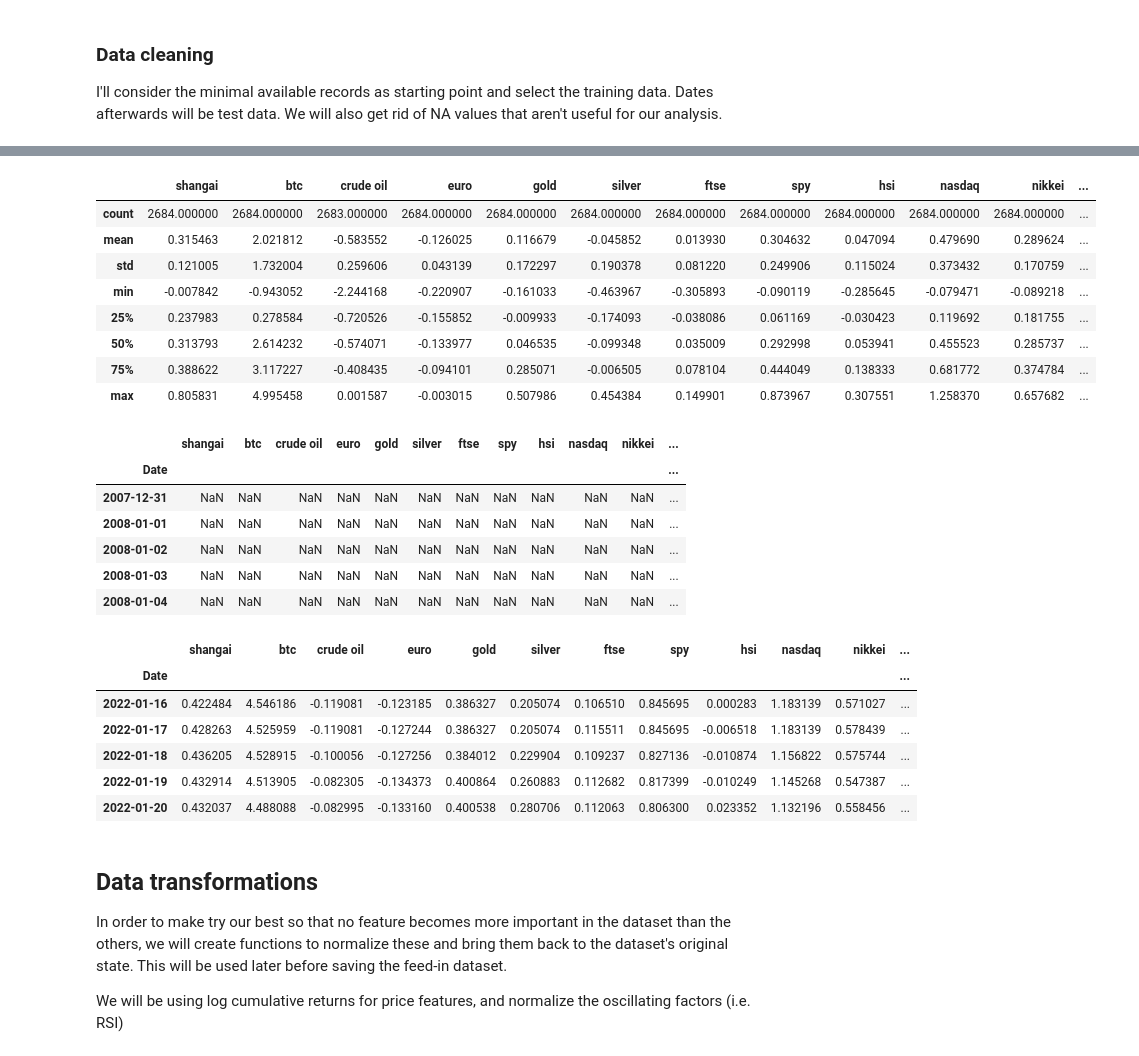
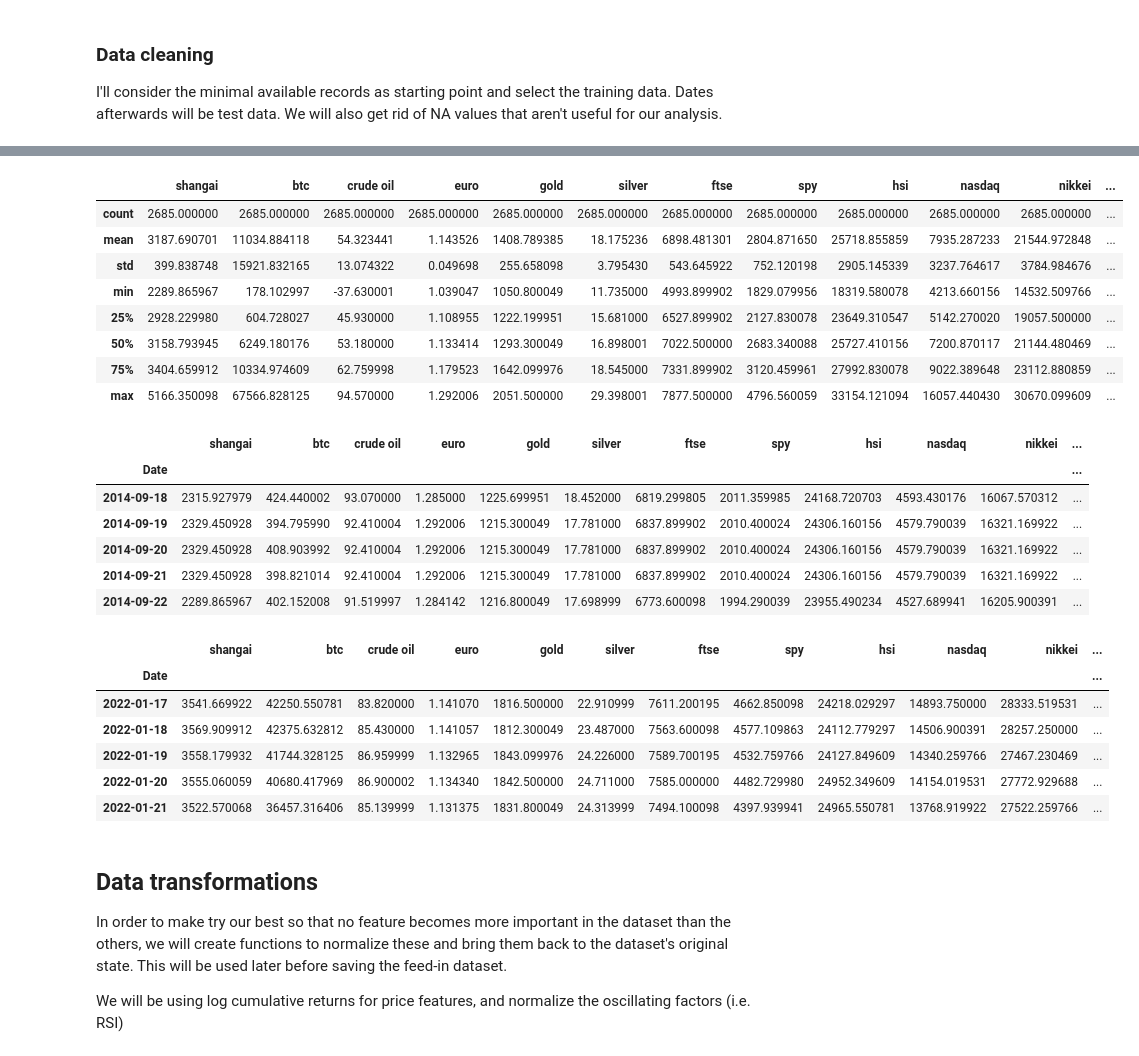
Before and after one commit to renejra/azure-ml-engineer, a Jupyter notebook: capstone/1 - data sourcing.ipynb, the cells around one changed output, grey strips where cells are left out. Cells and saved outputs as stored; diff of their text form; code cells hidden in the pictures.

```diff
--- a/capstone/1 - data sourcing.ipynb
+++ b/capstone/1 - data sourcing.ipynb
@@ -401,10 +426,7 @@ fundamentals.plot(figsize=(20,10), logy=True)
 # %% [markdown]
 ### Joining the data into a single DataFrame
 # %%
-cumulative = (1 + returns).cumprod()
-log_cumulative = np.log(cumulative)
-
-df = pd.concat([log_cumulative, ta], axis=1)
+df = pd.concat([close, ta], axis=1)
 df = pd.concat([df, volume['vol_btc']], axis=1)
 df = pd.concat([df, fundamentals], axis=1)
 # df.rename(columns={'btc':'btc_cumulative'}, inplace=True)
@@ -447,6 +523,6 @@ labels.tail()
 # %%
-buy_cond = labels.returns > labels.y_returns.describe().loc['75%'] # returns.btc.describe()['75%']
-sell_cond = labels.returns <  labels.y_returns.describe().loc['25%'] # -0.013636 # returns.btc.describe()['25%']
+buy_cond = labels.y_returns > labels.y_returns.describe().loc['75%'] # returns.btc.describe()['75%']
+sell_cond = labels.y_returns <  labels.y_returns.describe().loc['25%'] # -0.013636 # returns.btc.describe()['25%']
 # %%
 labels['y_c'] = 0
 labels['y_c'] = labels['y_c'].mask(buy_cond, 1)
@@ -478,46 +550,45 @@ print(labels.index.min())
 # %%
 # Take the least available value
-df = df[df.index.min():]
-# df = df[-int(df.describe().loc['count'].min()):]
+df = df[df.index.min():].dropna()
 df.describe()
 # %% [output]
 |  | shangai | btc | crude oil | euro | gold | silver | ftse | spy | hsi | nasdaq | nikkei | ... |
-| count | 2684.000000 | 2684.000000 | 2683.000000 | 2684.000000 | 2684.000000 | 2684.000000 | 2684.000000 | 2684.000000 | 2684.000000 | 2684.000000 | 2684.000000 | ... |
-| mean | 0.315463 | 2.021812 | -0.583552 | -0.126025 | 0.116679 | -0.045852 | 0.013930 | 0.304632 | 0.047094 | 0.479690 | 0.289624 | ... |
-| std | 0.121005 | 1.732004 | 0.259606 | 0.043139 | 0.172297 | 0.190378 | 0.081220 | 0.249906 | 0.115024 | 0.373432 | 0.170759 | ... |
-| min | -0.007842 | -0.943052 | -2.244168 | -0.220907 | -0.161033 | -0.463967 | -0.305893 | -0.090119 | -0.285645 | -0.079471 | -0.089218 | ... |
-| 25% | 0.237983 | 0.278584 | -0.720526 | -0.155852 | -0.009933 | -0.174093 | -0.038086 | 0.061169 | -0.030423 | 0.119692 | 0.181755 | ... |
-| 50% | 0.313793 | 2.614232 | -0.574071 | -0.133977 | 0.046535 | -0.099348 | 0.035009 | 0.292998 | 0.053941 | 0.455523 | 0.285737 | ... |
-| 75% | 0.388622 | 3.117227 | -0.408435 | -0.094101 | 0.285071 | -0.006505 | 0.078104 | 0.444049 | 0.138333 | 0.681772 | 0.374784 | ... |
-| max | 0.805831 | 4.995458 | 0.001587 | -0.003015 | 0.507986 | 0.454384 | 0.149901 | 0.873967 | 0.307551 | 1.258370 | 0.657682 | ... |
+| count | 2685.000000 | 2685.000000 | 2685.000000 | 2685.000000 | 2685.000000 | 2685.000000 | 2685.000000 | 2685.000000 | 2685.000000 | 2685.000000 | 2685.000000 | ... |
+| mean | 3187.690701 | 11034.884118 | 54.323441 | 1.143526 | 1408.789385 | 18.175236 | 6898.481301 | 2804.871650 | 25718.855859 | 7935.287233 | 21544.972848 | ... |
+| std | 399.838748 | 15921.832165 | 13.074322 | 0.049698 | 255.658098 | 3.795430 | 543.645922 | 752.120198 | 2905.145339 | 3237.764617 | 3784.984676 | ... |
+| min | 2289.865967 | 178.102997 | -37.630001 | 1.039047 | 1050.800049 | 11.735000 | 4993.899902 | 1829.079956 | 18319.580078 | 4213.660156 | 14532.509766 | ... |
+| 25% | 2928.229980 | 604.728027 | 45.930000 | 1.108955 | 1222.199951 | 15.681000 | 6527.899902 | 2127.830078 | 23649.310547 | 5142.270020 | 19057.500000 | ... |
+| 50% | 3158.793945 | 6249.180176 | 53.180000 | 1.133414 | 1293.300049 | 16.898001 | 7022.500000 | 2683.340088 | 25727.410156 | 7200.870117 | 21144.480469 | ... |
+| 75% | 3404.659912 | 10334.974609 | 62.759998 | 1.179523 | 1642.099976 | 18.545000 | 7331.899902 | 3120.459961 | 27992.830078 | 9022.389648 | 23112.880859 | ... |
+| max | 5166.350098 | 67566.828125 | 94.570000 | 1.292006 | 2051.500000 | 29.398001 | 7877.500000 | 4796.560059 | 33154.121094 | 16057.440430 | 30670.099609 | ... |
 # %%
 df.head()
 # %% [output]
 |  | shangai | btc | crude oil | euro | gold | silver | ftse | spy | hsi | nasdaq | nikkei | ... |
 | Date |  |  |  |  |  |  |  |  |  |  |  | ... |
-| 2007-12-31 | NaN | NaN | NaN | NaN | NaN | NaN | NaN | NaN | NaN | NaN | NaN | ... |
-| 2008-01-01 | NaN | NaN | NaN | NaN | NaN | NaN | NaN | NaN | NaN | NaN | NaN | ... |
-| 2008-01-02 | NaN | NaN | NaN | NaN | NaN | NaN | NaN | NaN | NaN | NaN | NaN | ... |
-| 2008-01-03 | NaN | NaN | NaN | NaN | NaN | NaN | NaN | NaN | NaN | NaN | NaN | ... |
-| 2008-01-04 | NaN | NaN | NaN | NaN | NaN | NaN | NaN | NaN | NaN | NaN | NaN | ... |
+| 2014-09-18 | 2315.927979 | 424.440002 | 93.070000 | 1.285000 | 1225.699951 | 18.452000 | 6819.299805 | 2011.359985 | 24168.720703 | 4593.430176 | 16067.570312 | ... |
+| 2014-09-19 | 2329.450928 | 394.795990 | 92.410004 | 1.292006 | 1215.300049 | 17.781000 | 6837.899902 | 2010.400024 | 24306.160156 | 4579.790039 | 16321.169922 | ... |
+| 2014-09-20 | 2329.450928 | 408.903992 | 92.410004 | 1.292006 | 1215.300049 | 17.781000 | 6837.899902 | 2010.400024 | 24306.160156 | 4579.790039 | 16321.169922 | ... |
+| 2014-09-21 | 2329.450928 | 398.821014 | 92.410004 | 1.292006 | 1215.300049 | 17.781000 | 6837.899902 | 2010.400024 | 24306.160156 | 4579.790039 | 16321.169922 | ... |
+| 2014-09-22 | 2289.865967 | 402.152008 | 91.519997 | 1.284142 | 1216.800049 | 17.698999 | 6773.600098 | 1994.290039 | 23955.490234 | 4527.689941 | 16205.900391 | ... |
 # %%
 # Fill NAs
 df.fillna(method='ffill', inplace=True)
 # %%
-df['returns_label'] = df['y_c']
-df['y_c'] = df['y_c'].shift(-1)
-df['y_r'] = df['log_btc_cumulative'].shift(-1)
+df['y_returns']
+df['y_c_shift'] = df['y_c'].shift(-1)
+df['y_close_shift'] = df['y_close'].shift(-1)
 
 df = df[:-2]
 df.tail()
 # %% [output]
 |  | shangai | btc | crude oil | euro | gold | silver | ftse | spy | hsi | nasdaq | nikkei | ... |
 | Date |  |  |  |  |  |  |  |  |  |  |  | ... |
-| 2022-01-16 | 0.422484 | 4.546186 | -0.119081 | -0.123185 | 0.386327 | 0.205074 | 0.106510 | 0.845695 | 0.000283 | 1.183139 | 0.571027 | ... |
-| 2022-01-17 | 0.428263 | 4.525959 | -0.119081 | -0.127244 | 0.386327 | 0.205074 | 0.115511 | 0.845695 | -0.006518 | 1.183139 | 0.578439 | ... |
-| 2022-01-18 | 0.436205 | 4.528915 | -0.100056 | -0.127256 | 0.384012 | 0.229904 | 0.109237 | 0.827136 | -0.010874 | 1.156822 | 0.575744 | ... |
-| 2022-01-19 | 0.432914 | 4.513905 | -0.082305 | -0.134373 | 0.400864 | 0.260883 | 0.112682 | 0.817399 | -0.010249 | 1.145268 | 0.547387 | ... |
-| 2022-01-20 | 0.432037 | 4.488088 | -0.082995 | -0.133160 | 0.400538 | 0.280706 | 0.112063 | 0.806300 | 0.023352 | 1.132196 | 0.558456 | ... |
+| 2022-01-17 | 3541.669922 | 42250.550781 | 83.820000 | 1.141070 | 1816.500000 | 22.910999 | 7611.200195 | 4662.850098 | 24218.029297 | 14893.750000 | 28333.519531 | ... |
+| 2022-01-18 | 3569.909912 | 42375.632812 | 85.430000 | 1.141057 | 1812.300049 | 23.487000 | 7563.600098 | 4577.109863 | 24112.779297 | 14506.900391 | 28257.250000 | ... |
+| 2022-01-19 | 3558.179932 | 41744.328125 | 86.959999 | 1.132965 | 1843.099976 | 24.226000 | 7589.700195 | 4532.759766 | 24127.849609 | 14340.259766 | 27467.230469 | ... |
+| 2022-01-20 | 3555.060059 | 40680.417969 | 86.900002 | 1.134340 | 1842.500000 | 24.711000 | 7585.000000 | 4482.729980 | 24952.349609 | 14154.019531 | 27772.929688 | ... |
+| 2022-01-21 | 3522.570068 | 36457.316406 | 85.139999 | 1.131375 | 1831.800049 | 24.313999 | 7494.100098 | 4397.939941 | 24965.550781 | 13768.919922 | 27522.259766 | ... |
 # %% [markdown]
 ## Data transformations
 
```
Also changed, not shown: parts of 38 cells of this notebook, 4 other files.
